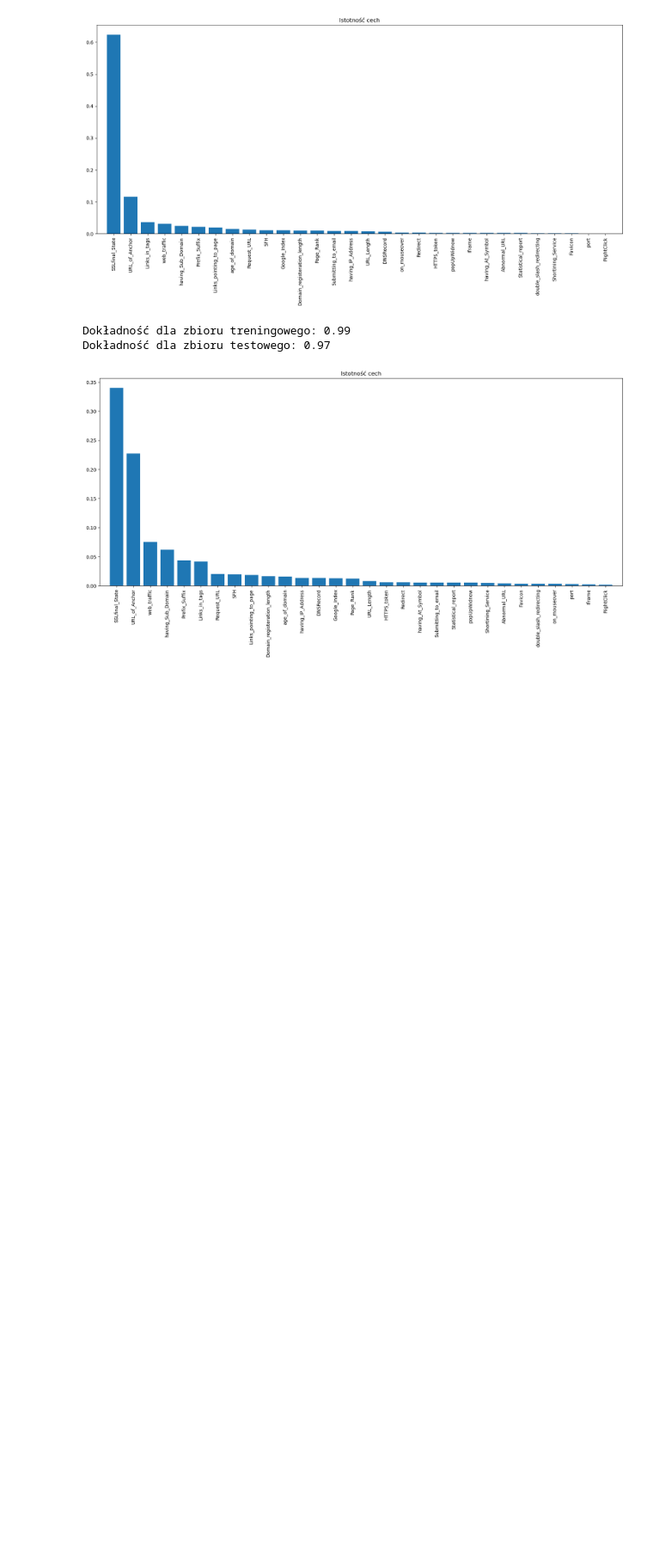
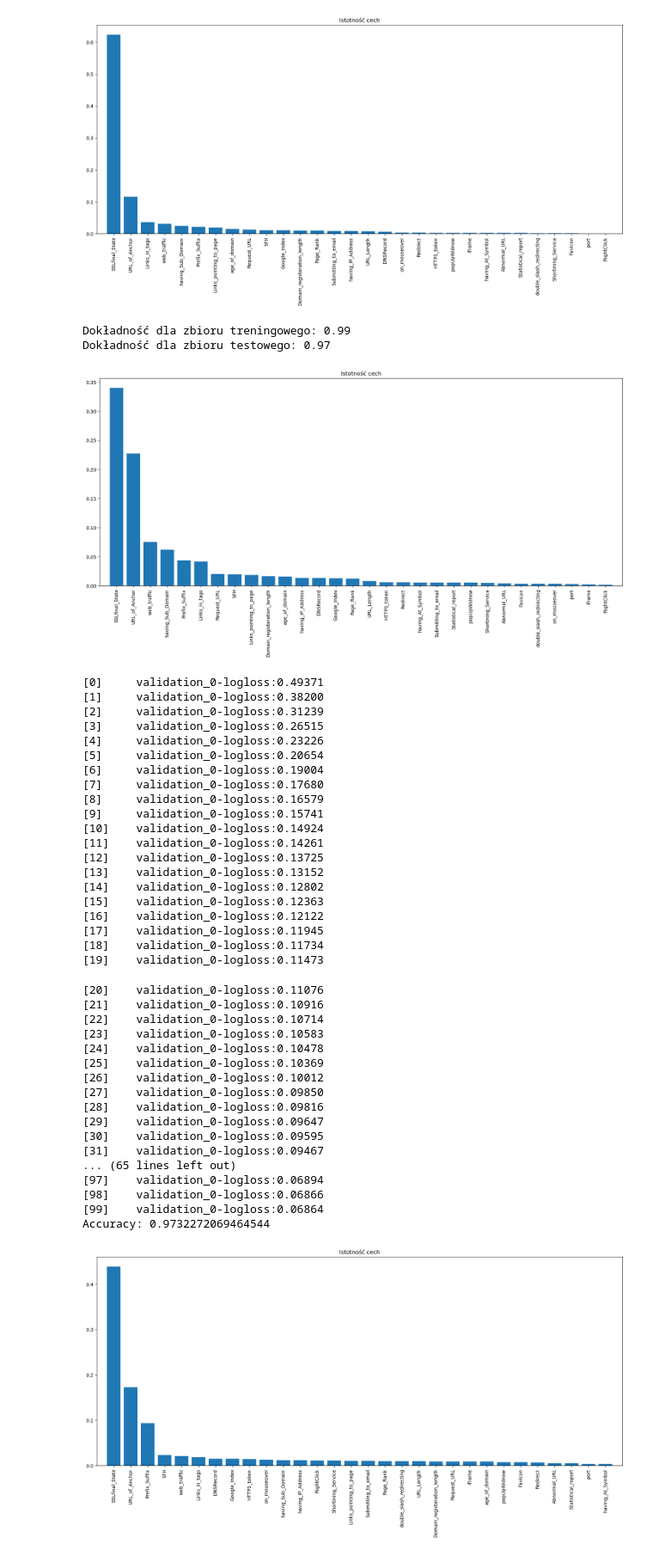
Before and after one commit to maddymmt/WebPhishing, a Jupyter notebook: WebPhishing/Web_Phishing.ipynb, the cells around one changed output. Shown at 86% size. Saved outputs shown, nothing was run; the diff lists cells and outputs as text; code cells hidden in the pictures; blank space fills up the shorter version.

Commit message:
xgboost

```diff
--- a/WebPhishing/Web_Phishing.ipynb
+++ b/WebPhishing/Web_Phishing.ipynb
@@ -282,3 +276,71 @@ plt.show()
 Dokładność dla zbioru treningowego: 0.99
 Dokładność dla zbioru testowego: 0.97
 [figure]
+# %%
+import xgboost as xgb
+import matplotlib.pyplot as plt
+from sklearn.metrics import accuracy_score
+import numpy as np
+
+xgb_clf  = xgb.XGBClassifier()
+xgb_clf .fit(X_train, y_train, eval_set=[(X_test, y_test)], eval_metric='logloss')
+
+#
+y_pred = xgb_clf.predict(X_test)
+
+print("Accuracy:", accuracy_score(y_test, y_pred))
+
+importances = xgb_clf.feature_importances_
+
+# xgb.plot_importance(xgb_clf)
+# plt.show()
+#
+# sortowanie cech według ich istotności
+indices = np.argsort(importances)[::-1]
+
+# tworzenie wykresu
+plt.figure(figsize=(20, 8))
+plt.title("Istotność cech")
+plt.bar(range(X_train.shape[1]), importances[indices])
+plt.xticks(range(X_train.shape[1]), X_train.columns[indices], fontsize=10,rotation=90)
+plt.xlim([-1, X_train.shape[1]])
+plt.show()
+# %% [output]
+[0]     validation_0-logloss:0.49371
+[1]     validation_0-logloss:0.38200
+[2]     validation_0-logloss:0.31239
+[3]     validation_0-logloss:0.26515
+[4]     validation_0-logloss:0.23226
+[5]     validation_0-logloss:0.20654
+[6]     validation_0-logloss:0.19004
+[7]     validation_0-logloss:0.17680
+[8]     validation_0-logloss:0.16579
+[9]     validation_0-logloss:0.15741
+[10]    validation_0-logloss:0.14924
+[11]    validation_0-logloss:0.14261
+[12]    validation_0-logloss:0.13725
+[13]    validation_0-logloss:0.13152
+[14]    validation_0-logloss:0.12802
+[15]    validation_0-logloss:0.12363
+[16]    validation_0-logloss:0.12122
+[17]    validation_0-logloss:0.11945
+[18]    validation_0-logloss:0.11734
+[19]    validation_0-logloss:0.11473
+[20]    validation_0-logloss:0.11076
+[21]    validation_0-logloss:0.10916
+[22]    validation_0-logloss:0.10714
+[23]    validation_0-logloss:0.10583
+[24]    validation_0-logloss:0.10478
+[25]    validation_0-logloss:0.10369
+[26]    validation_0-logloss:0.10012
+[27]    validation_0-logloss:0.09850
+[28]    validation_0-logloss:0.09816
+[29]    validation_0-logloss:0.09647
+[30]    validation_0-logloss:0.09595
+[31]    validation_0-logloss:0.09467
+... (65 lines left out)
+[97]    validation_0-logloss:0.06894
+[98]    validation_0-logloss:0.06866
+[99]    validation_0-logloss:0.06864
+Accuracy: 0.9732272069464544
+[figure, added]
```
Also changed, not shown: parts of 4 cells of this notebook.
